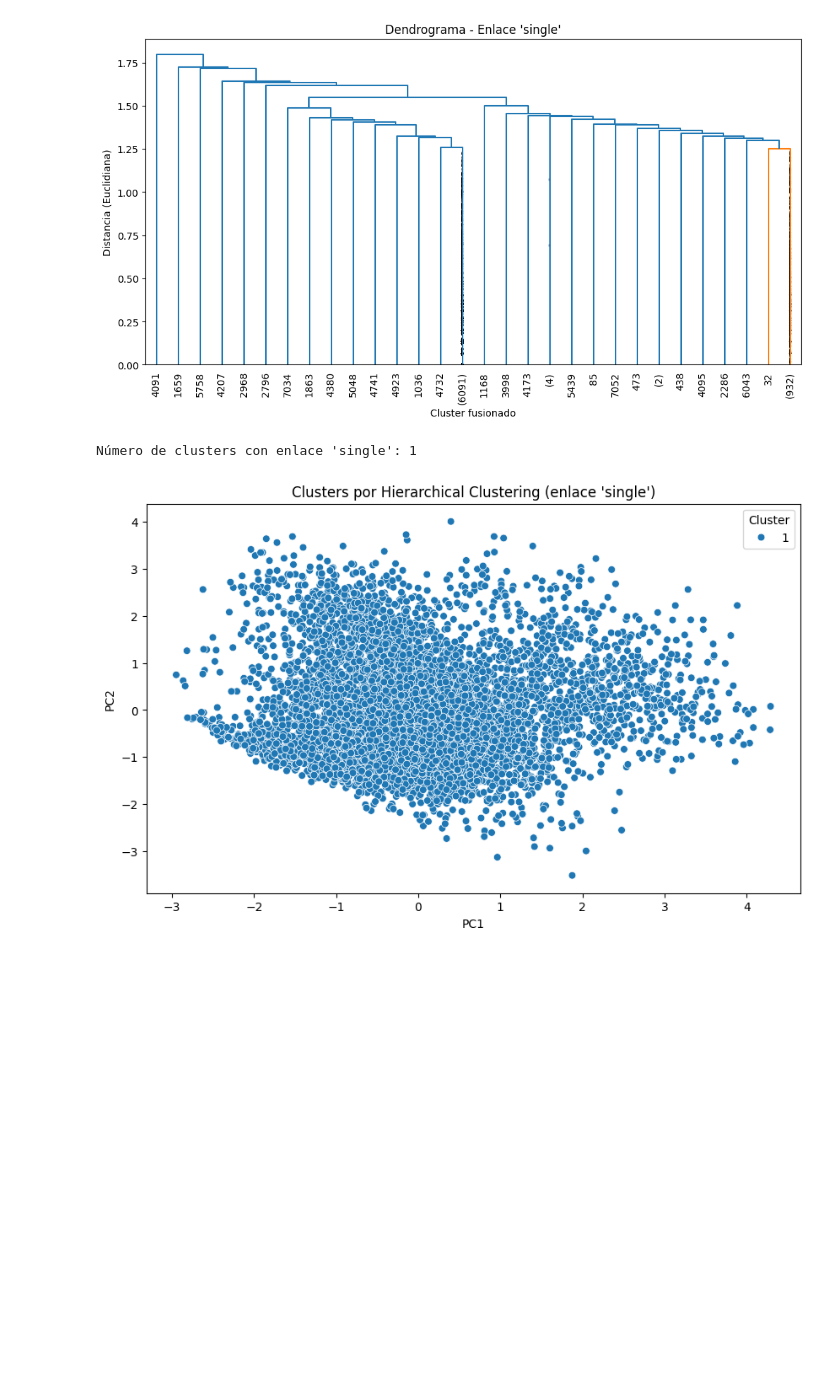
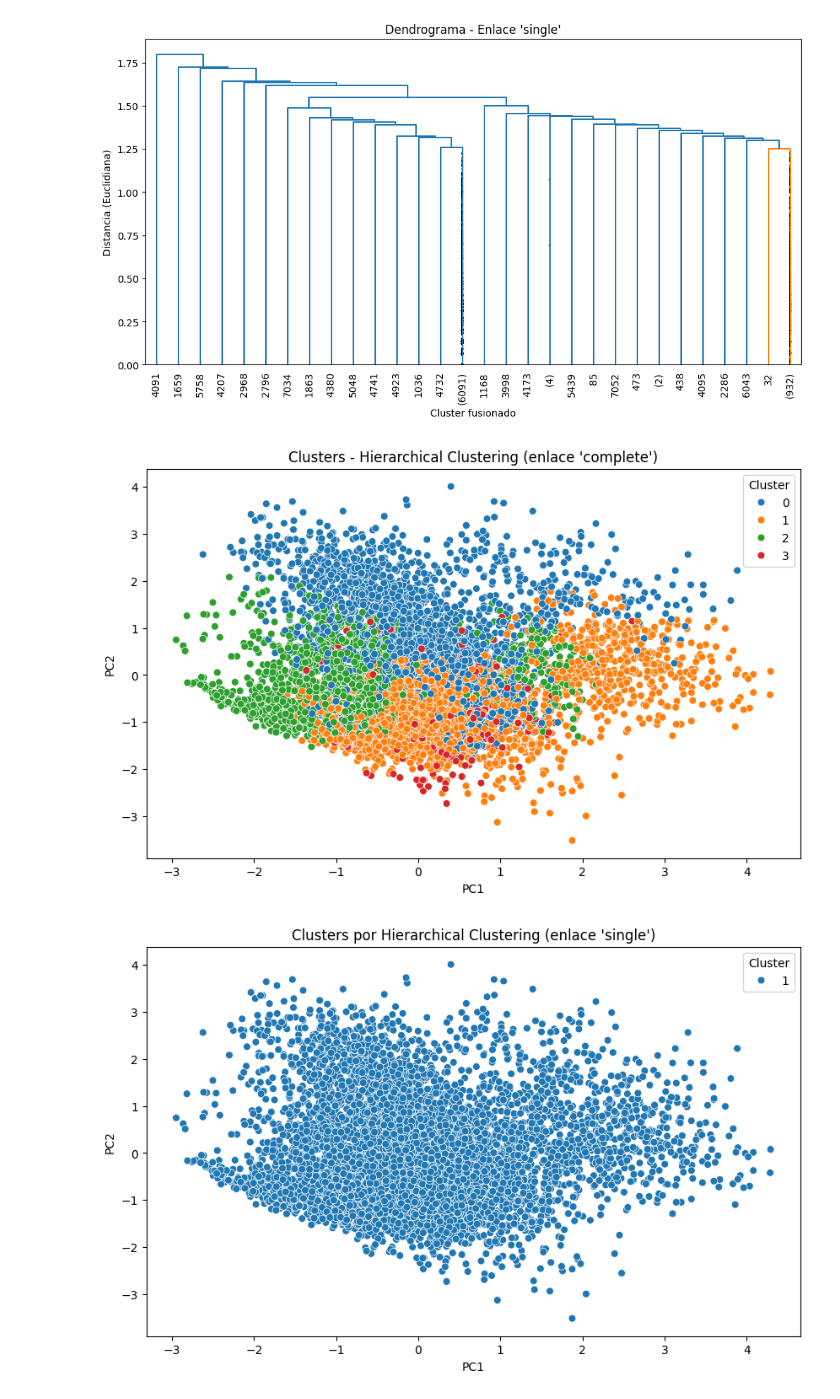
Before and after one commit to JoseCervantes06/Proyecto1_Equipo20_Cervantes-Reyes, a Jupyter notebook: fase2.ipynb, the cells around one changed output. Cells and saved outputs as stored; diff of their text form; code cells hidden in the pictures; blank space fills up the shorter version.

```diff
--- a/fase2.ipynb
+++ b/fase2.ipynb
@@ -369,13 +369,47 @@ plt.ylabel("Distancia (Euclidiana)")
 plt.show()
 # %% [output]
 [figure]
-# %%
-clusters_single = fcluster(Z_single, t=5, criterion='distance')
-
-n_clusters = len(np.unique(clusters_single))
-print("Número de clusters con enlace 'single':", n_clusters)
-# %% [output]
-Número de clusters con enlace 'single': 1
+# %%
+def plot_dendrogram(model, **kwargs):
+    counts = np.zeros(model.children_.shape[0])
+    n_samples = len(model.labels_)
+    for i, merge in enumerate(model.children_):
+        current_count = 0
+        for child_idx in merge:
+            if child_idx < n_samples:
+                current_count += 1
+            else:
+                current_count += counts[child_idx - n_samples]
+        counts[i] = current_count
+    linkage_matrix = np.column_stack([model.children_, model.distances_, counts]).astype(float)
+    dendrogram(linkage_matrix, **kwargs)
+
+# Tomar una muestra si tu dataset es grande
+X_sample = cluster1_data
+# %%
+from sklearn.cluster import AgglomerativeClustering
+
+model = AgglomerativeClustering(
+    n_clusters=4,             # ✅ Especificas número de clusters
+    linkage='complete'
+).fit(X_sample)
+
+# Visualizar resultados con PCA
+from sklearn.decomposition import PCA
+import seaborn as sns
+
+pca = PCA(n_components=2, random_state=42)
+X_pca = pca.fit_transform(X_sample)
+
+plt.figure(figsize=(10,6))
+sns.scatterplot(x=X_pca[:,0], y=X_pca[:,1], hue=model.labels_, palette='tab10', s=40)
+plt.title("Clusters - Hierarchical Clustering (enlace 'complete')")
+plt.xlabel("PC1")
+plt.ylabel("PC2")
+plt.legend(title='Cluster')
+plt.show()
+# %% [output]
+[figure, added]
 # %%
 pca = PCA(n_components=2, random_state=42)
 X_pca = pca.fit_transform(cluster1_data)
```
Also changed, not shown: parts of 2 cells of this notebook.
